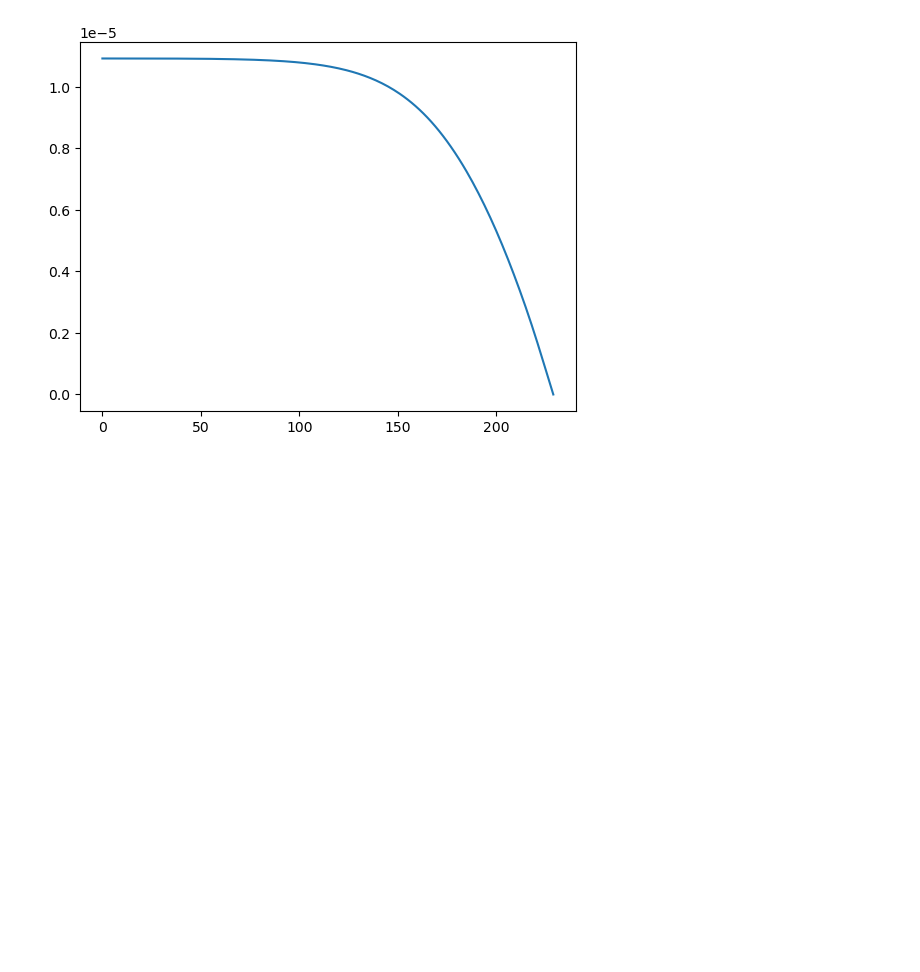
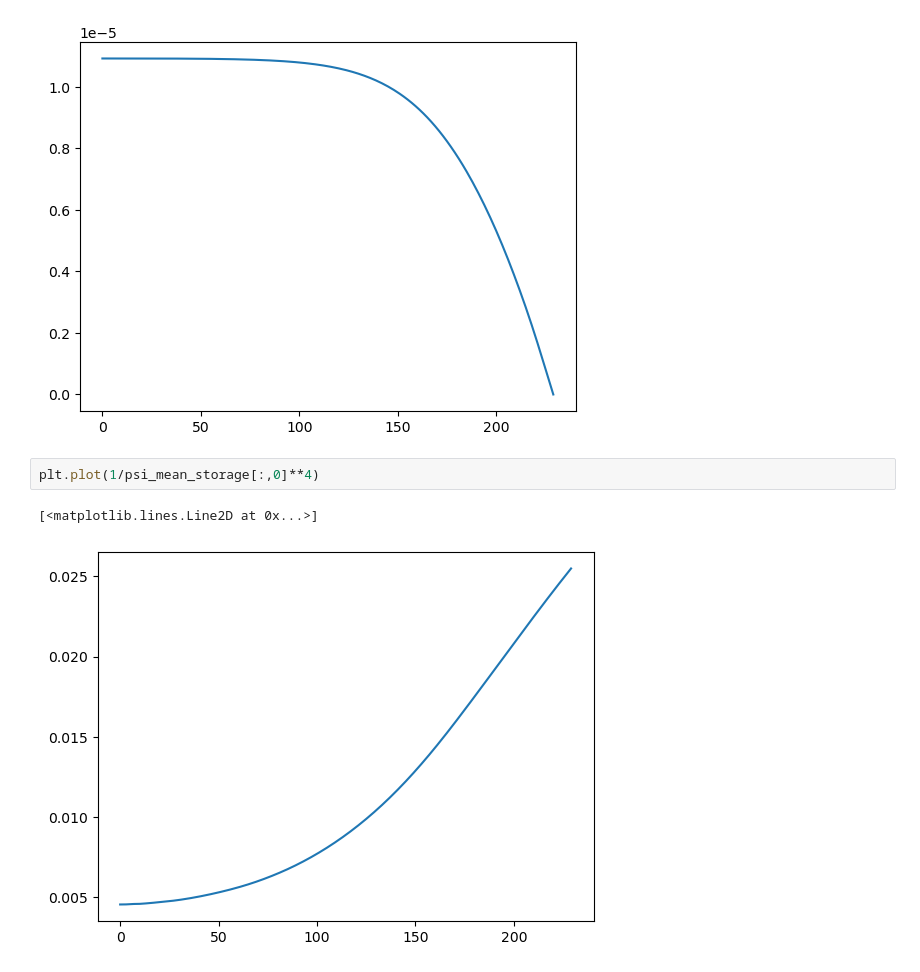
Before and after one commit to Poincare-code/henri, a Jupyter notebook: notebooks/validation-notebooks/Relevant/Extension_Stepping_Phase_Space.ipynb, the cells around one changed output. Saved outputs shown, nothing was run; the diff lists cells and outputs as text; blank space fills up the shorter version.

```diff
--- a/notebooks/validation-notebooks/Relevant/Extension_Stepping_Phase_Space.ipynb
+++ b/notebooks/validation-notebooks/Relevant/Extension_Stepping_Phase_Space.ipynb
@@ -412,3 +412,8 @@ plt.plot(np.sqrt(np.diag(psi_var_storage[:,:,210])))
 # %% [output]
 [<matplotlib.lines.Line2D at 0x...>]
 [figure]
+# %%
+plt.plot(1/psi_mean_storage[:,0]**4)
+# %% [output]
+[<matplotlib.lines.Line2D at 0x...>]
+[figure, added]
```
Also changed, not shown: parts of 5 cells of this notebook, 1 other file.
